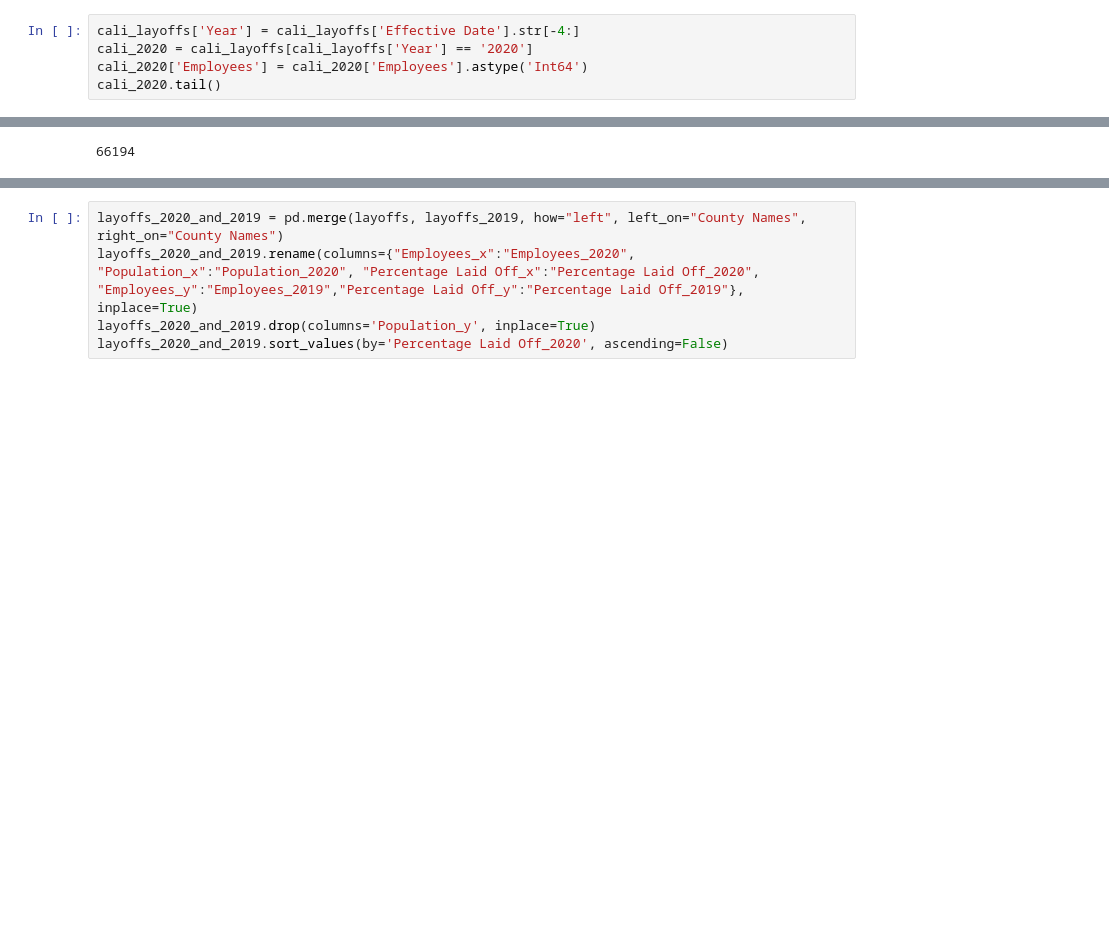
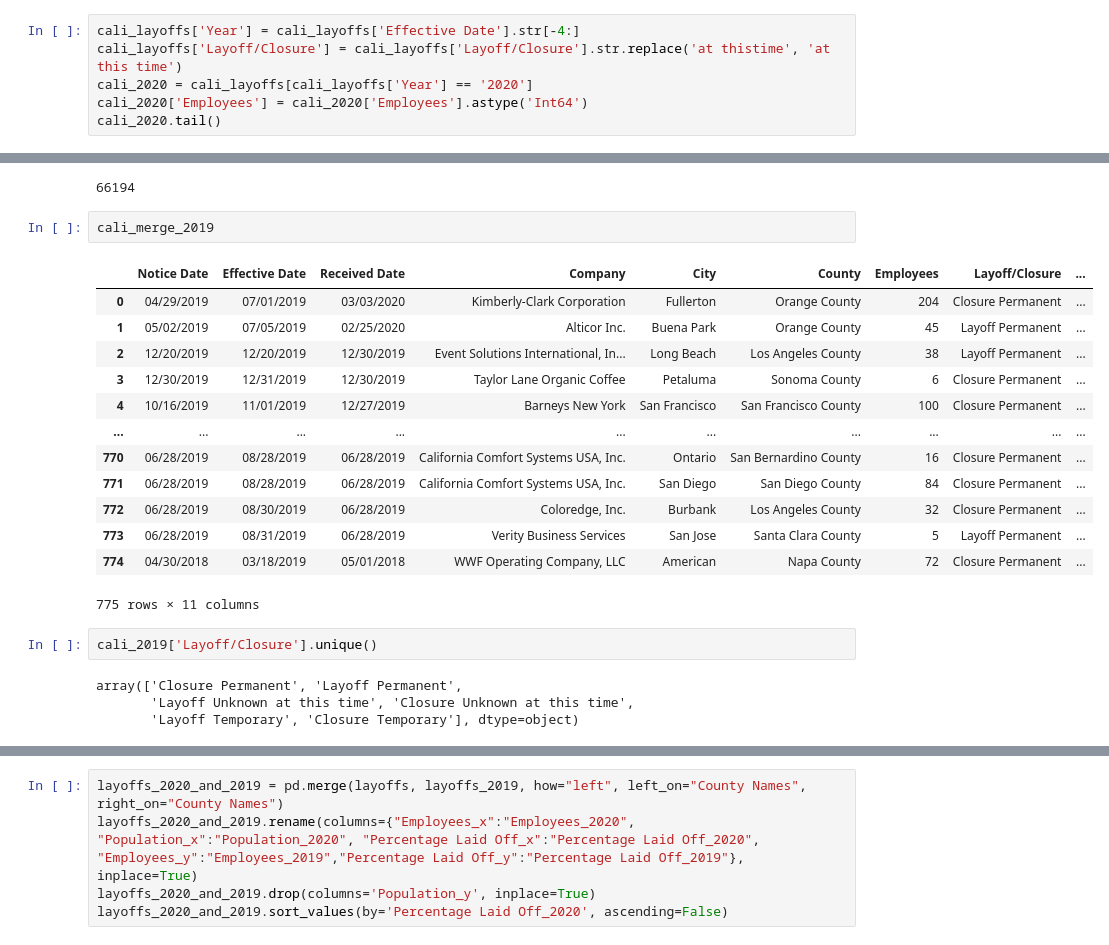
Before and after one commit to biglocalnews/WARN_Cali_analysis, a Jupyter notebook: hardest_hit/hardest_hit_bylayoffs.ipynb, the cells around one changed output, grey strips where cells are left out. Saved outputs shown, nothing was run; the diff lists cells and outputs as text; blank space fills up the shorter version.

Commit message:
grouping by layoffs and closures

```diff
--- a/hardest_hit/hardest_hit_bylayoffs.ipynb
+++ b/hardest_hit/hardest_hit_bylayoffs.ipynb
@@ -31,6 +31,7 @@ We are selecting 2020 records by isolating the year on the `effective date` colu
 By choosing `effective date` we make sure that these layoffs actually occurred in 2020, as some layoff notices can be issues much earlier the layoff date.
 # %%
 cali_layoffs['Year'] = cali_layoffs['Effective Date'].str[-4:]
+cali_layoffs['Layoff/Closure'] = cali_layoffs['Layoff/Closure'].str.replace('at thistime', 'at this time')
 cali_2020 = cali_layoffs[cali_layoffs['Year'] == '2020']
 cali_2020['Employees'] = cali_2020['Employees'].astype('Int64')
 cali_2020.tail()
@@ -196,3 +197,25 @@ layoff_sum_2019 = layoffs_2019['Employees'].sum()
 layoff_sum_2019
 # %% [output]
 66194
+# %%
+cali_merge_2019
+# %% [output]
+|  | Notice Date | Effective Date | Received Date | Company | City | County | Employees | Layoff/Closure | ... |
+| 0 | 04/29/2019 | 07/01/2019 | 03/03/2020 | Kimberly-Clark Corporation | Fullerton | Orange County | 204 | Closure Permanent | ... |
+| 1 | 05/02/2019 | 07/05/2019 | 02/25/2020 | Alticor Inc. | Buena Park | Orange County | 45 | Layoff Permanent | ... |
+| 2 | 12/20/2019 | 12/20/2019 | 12/30/2019 | Event Solutions International, In... | Long Beach | Los Angeles County | 38 | Layoff Permanent | ... |
+| 3 | 12/30/2019 | 12/31/2019 | 12/30/2019 | Taylor Lane Organic Coffee | Petaluma | Sonoma County | 6 | Closure Permanent | ... |
+| 4 | 10/16/2019 | 11/01/2019 | 12/27/2019 | Barneys New York | San Francisco | San Francisco County | 100 | Closure Permanent | ... |
+| ... | ... | ... | ... | ... | ... | ... | ... | ... | ... |
+| 770 | 06/28/2019 | 08/28/2019 | 06/28/2019 | California Comfort Systems USA, Inc. | Ontario | San Bernardino County | 16 | Closure Permanent | ... |
+| 771 | 06/28/2019 | 08/28/2019 | 06/28/2019 | California Comfort Systems USA, Inc. | San Diego | San Diego County | 84 | Closure Permanent | ... |
+| 772 | 06/28/2019 | 08/30/2019 | 06/28/2019 | Coloredge, Inc. | Burbank | Los Angeles County | 32 | Closure Permanent | ... |
+| 773 | 06/28/2019 | 08/31/2019 | 06/28/2019 | Verity Business Services | San Jose | Santa Clara County | 5 | Layoff Permanent | ... |
+| 774 | 04/30/2018 | 03/18/2019 | 05/01/2018 | WWF Operating Company, LLC | American | Napa County | 72 | Closure Permanent | ... |
+775 rows × 11 columns
+# %%
+cali_2019['Layoff/Closure'].unique()
+# %% [output]
+array(['Closure Permanent', 'Layoff Permanent',
+       'Layoff Unknown at this time', 'Closure Unknown at this time',
+       'Layoff Temporary', 'Closure Temporary'], dtype=object)
```
Also changed, not shown: parts of 9 cells of this notebook.
